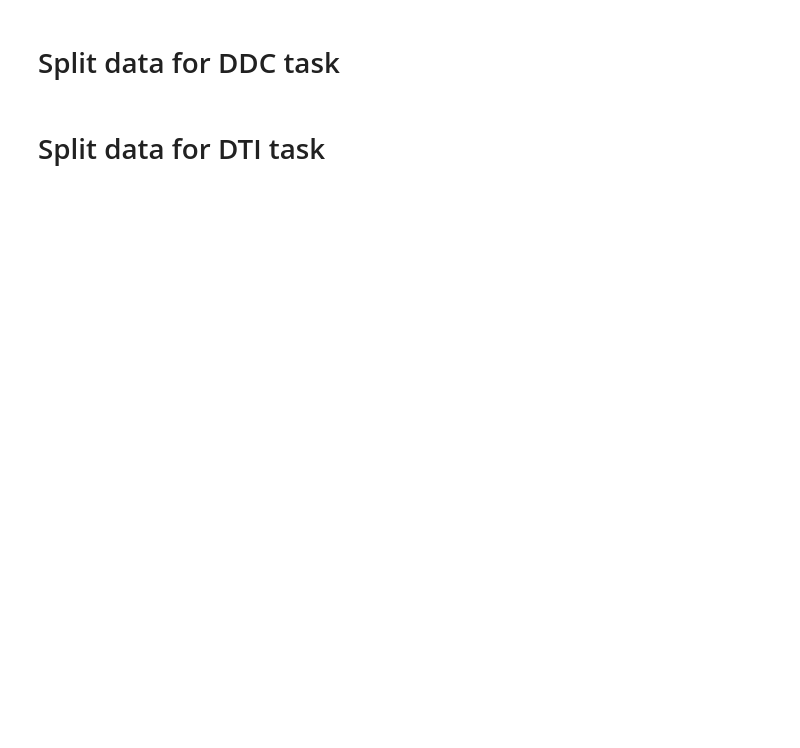
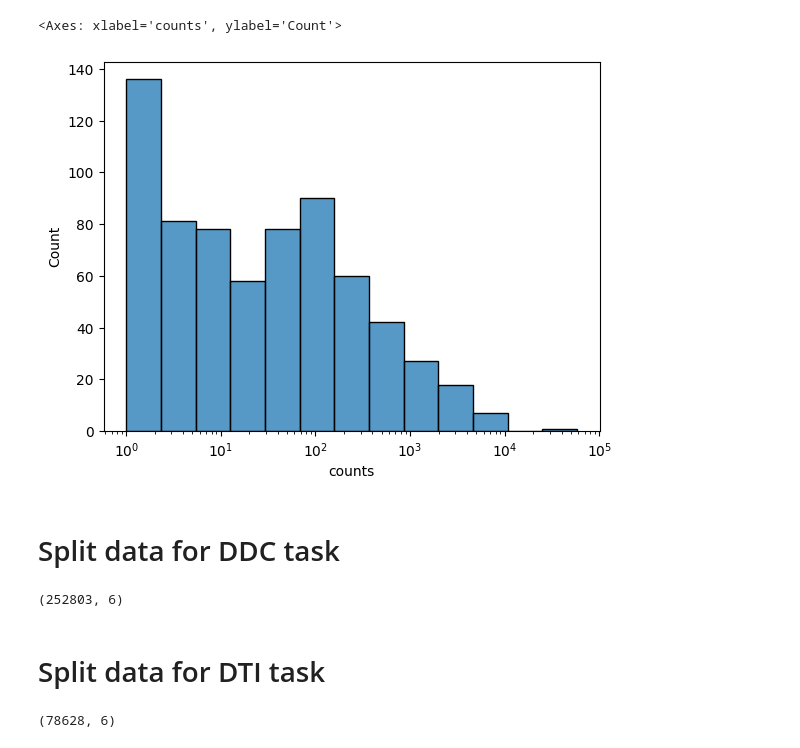
Before and after one commit to reginaib/AC-DTI, a Jupyter notebook: scripts/ds_bindingdb_preprocess.ipynb, the cells around one changed output. Drawn from its saved outputs; the diff is of its cells as text; code cells hidden in the pictures; blank space fills up the shorter version.

```diff
--- a/scripts/ds_bindingdb_preprocess.ipynb
+++ b/scripts/ds_bindingdb_preprocess.ipynb
@@ -37,7 +71,16 @@ cliff_pairs_no_dup.shape
+# %%
+sns.histplot(data = target_counts['counts'], log_scale=True)
+# %% [output]
+<Axes: xlabel='counts', ylabel='Count'>
+[figure, added]
 # %% [markdown]
 # Split data for DDC task
 # %%
 cliff_pairs_no_dup =  pd.read_csv('../analysis/bindindb_ki_cliff_pairs_ta1_ts0.9.csv')
+# %%
+cliff_pairs_no_dup.shape
+# %% [output]
+(252803, 6)
 # %%
 target_ids = {t:i for i, t in enumerate(set(cliff_pairs_no_dup.target))}
 dump(target_ids, open('../analysis/target_mapping_bdb.json', 'w'))
@@ -68,3 +111,7 @@ cliff_pairs_split_random
 # Split data for DTI task
 # %%
 data_ki= pd.read_csv('../analysis/bindingdb_d_t_ki.csv')
+# %%
+data_ki.shape
+# %% [output]
+(78628, 6)
```
Also changed, not shown: parts of 8 cells of this notebook.
